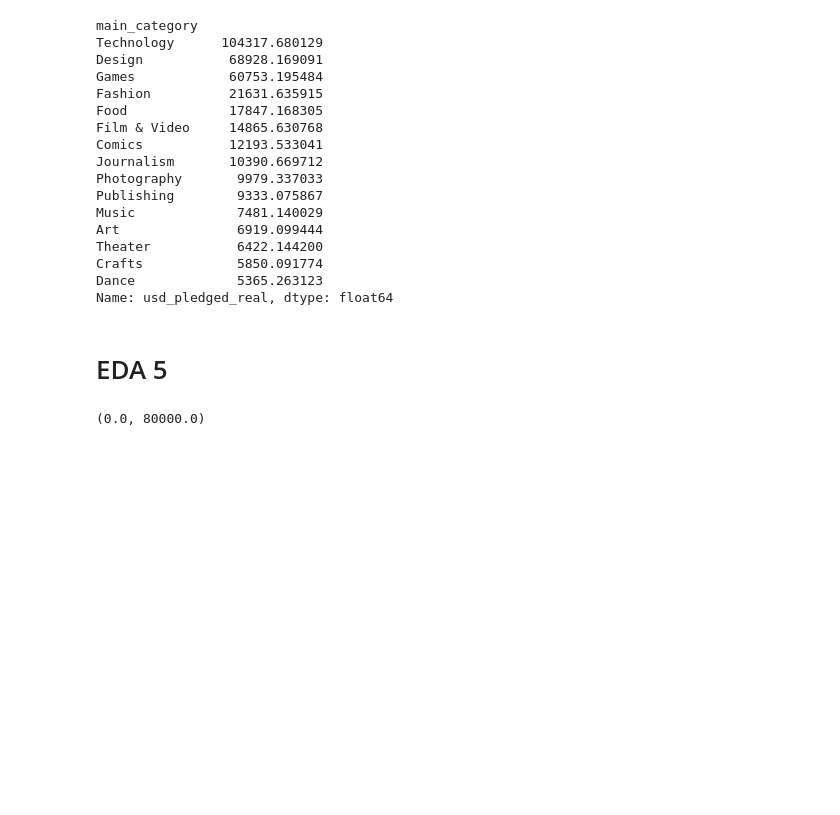
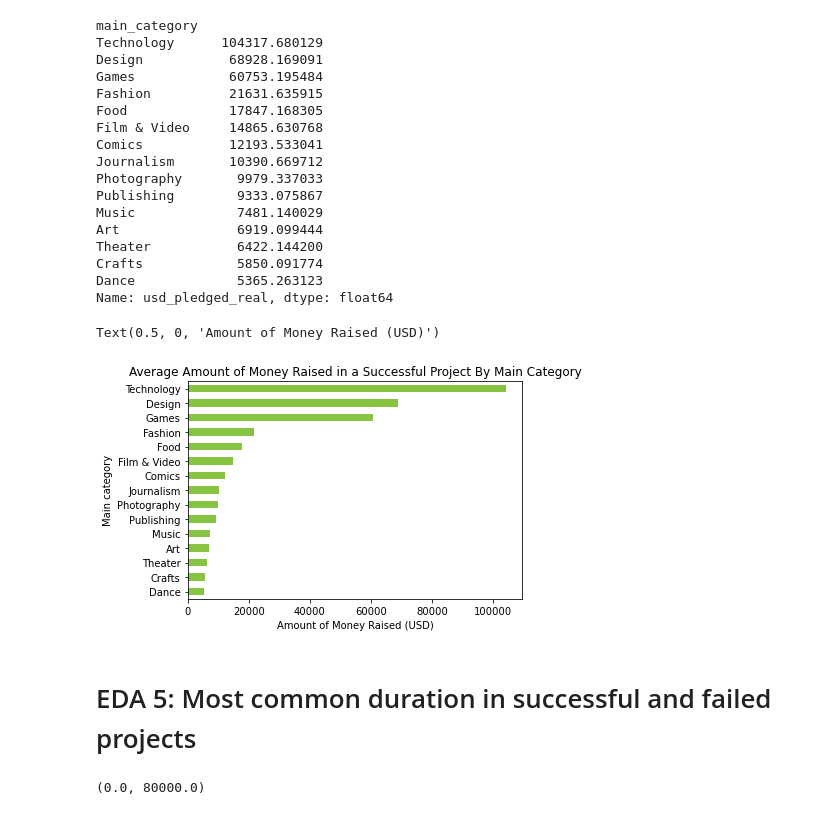
Before and after one commit to TheAidanAu/kickstarter, a Jupyter notebook: EDA2_Kickstaerter.ipynb, the cells around one changed output. Cells and saved outputs as stored; diff of their text form; code cells hidden in the pictures; blank space fills up the shorter version.

```diff
--- a/EDA2_Kickstaerter.ipynb
+++ b/EDA2_Kickstaerter.ipynb
@@ -1129,8 +1085,16 @@ Theater           6422.144200
 Crafts            5850.091774
 Dance             5365.263123
 Name: usd_pledged_real, dtype: float64
+# %%
+df_success[df_success['state']==True].groupby('main_category').usd_pledged_real.mean().sort_values().plot(kind="barh",color='#87c442')
+plt.title('Average Amount of Money Raised in a Successful Project By Main Category')
+plt.ylabel('Main category')
+plt.xlabel('Amount of Money Raised (USD)')
+# %% [output]
+Text(0.5, 0, 'Amount of Money Raised (USD)')
+[figure, added]
 # %% [markdown]
-# EDA 5
+# EDA 5: Most common duration in successful and failed projects
 # %%
 df_success[df_success['state']==True].duration_in_days.value_counts().sort_values(ascending=False).head(10).plot(kind='bar',color='#87c442')
 plt.title('Duration in Days for Successful Projects')
```
Also changed, not shown: parts of 74 cells of this notebook, 1 other file.
